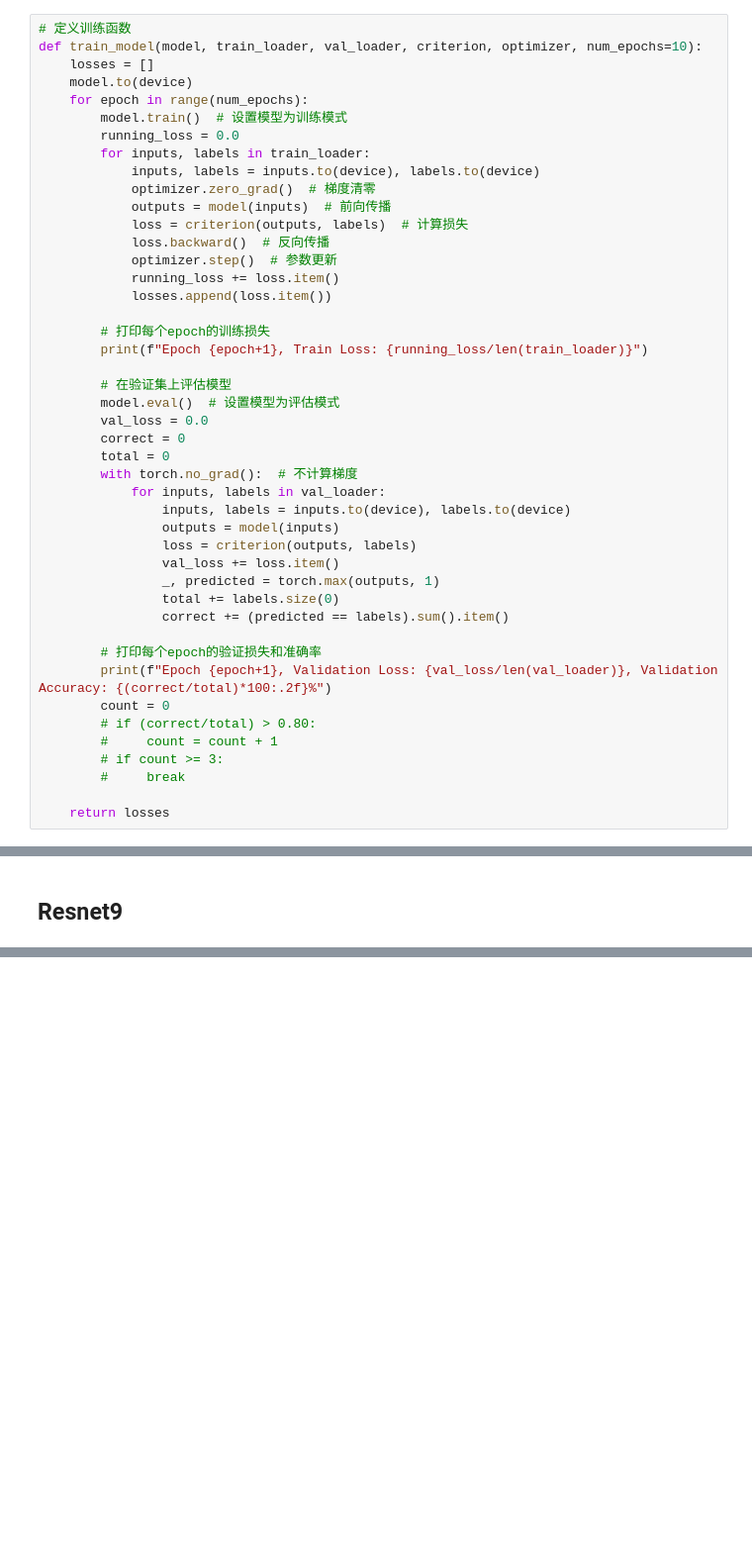
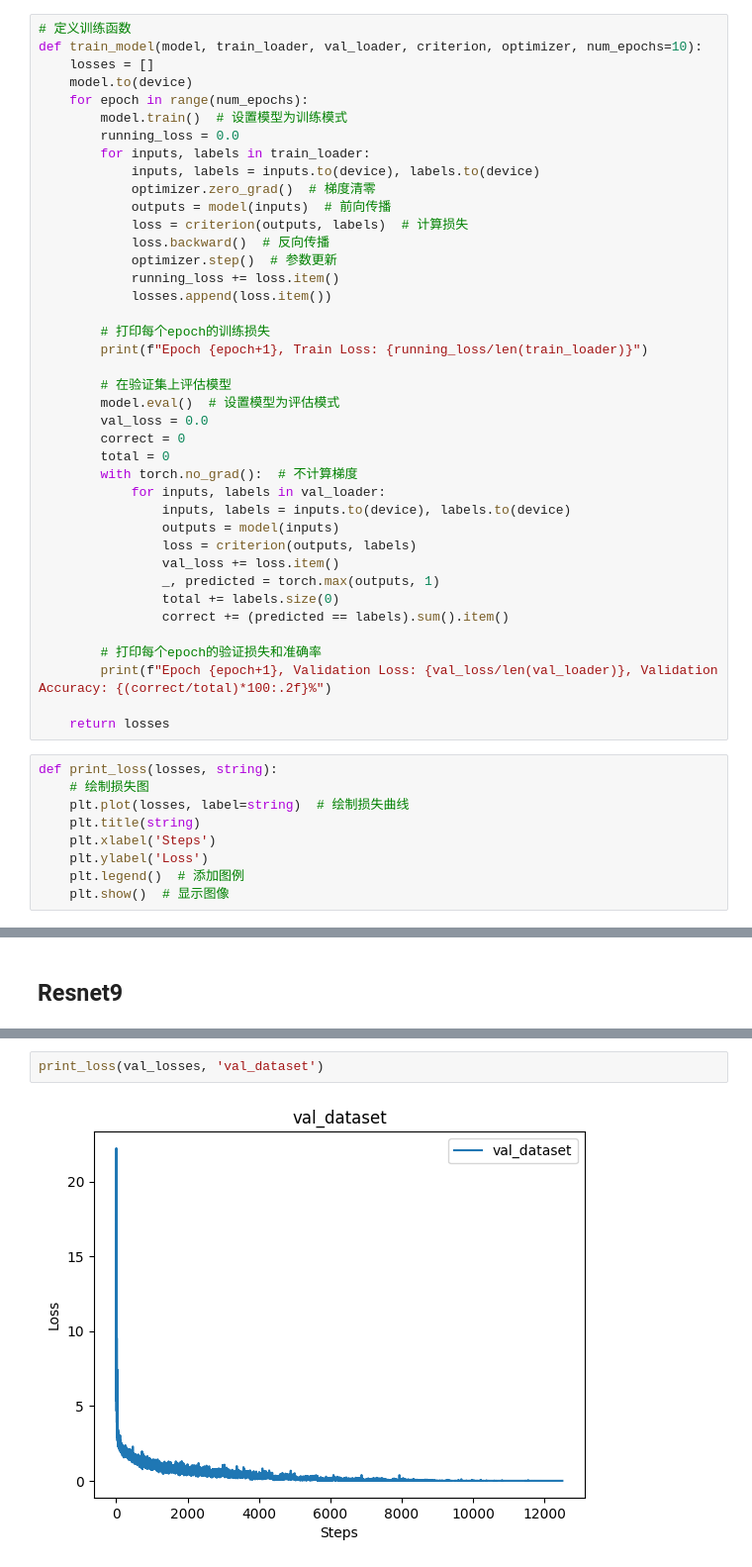
Before and after one commit to dmwdxs/USTC-2024-DeepLearingCourse, a Jupyter notebook: hw2/main.ipynb, the cells around one changed output, grey strips where cells are left out. Shown at 99% size. Cells and saved outputs as stored; diff of their text form; blank space fills up the shorter version.

```diff
--- a/hw2/main.ipynb
+++ b/hw2/main.ipynb
@@ -108,12 +108,16 @@ def train_model(model, train_loader, val_loader, criterion, optimizer, num_epoch
 
         # 打印每个epoch的验证损失和准确率
         print(f"Epoch {epoch+1}, Validation Loss: {val_loss/len(val_loader)}, Validation Accuracy: {(correct/total)*100:.2f}%")
-        count = 0
-        # if (correct/total) > 0.80:
-        #     count = count + 1
-        # if count >= 3:
-        #     break
 
     return losses
+# %%
+def print_loss(losses, string):
+    # 绘制损失图
+    plt.plot(losses, label=string)  # 绘制损失曲线
+    plt.title(string)
+    plt.xlabel('Steps')
+    plt.ylabel('Loss')
+    plt.legend()  # 添加图例
+    plt.show()  # 显示图像
 # %%
 def test_data(model, test_loader, criterion):
@@ -279 +317,5 @@ Epoch 30, Validation Loss: 0.7195637601006563, Validation Accuracy: 84.49%
+# %%
+print_loss(val_losses, 'val_dataset')
+# %% [output]
+[figure, added]
 # %%
```
Also changed, not shown: parts of 14 cells of this notebook.
